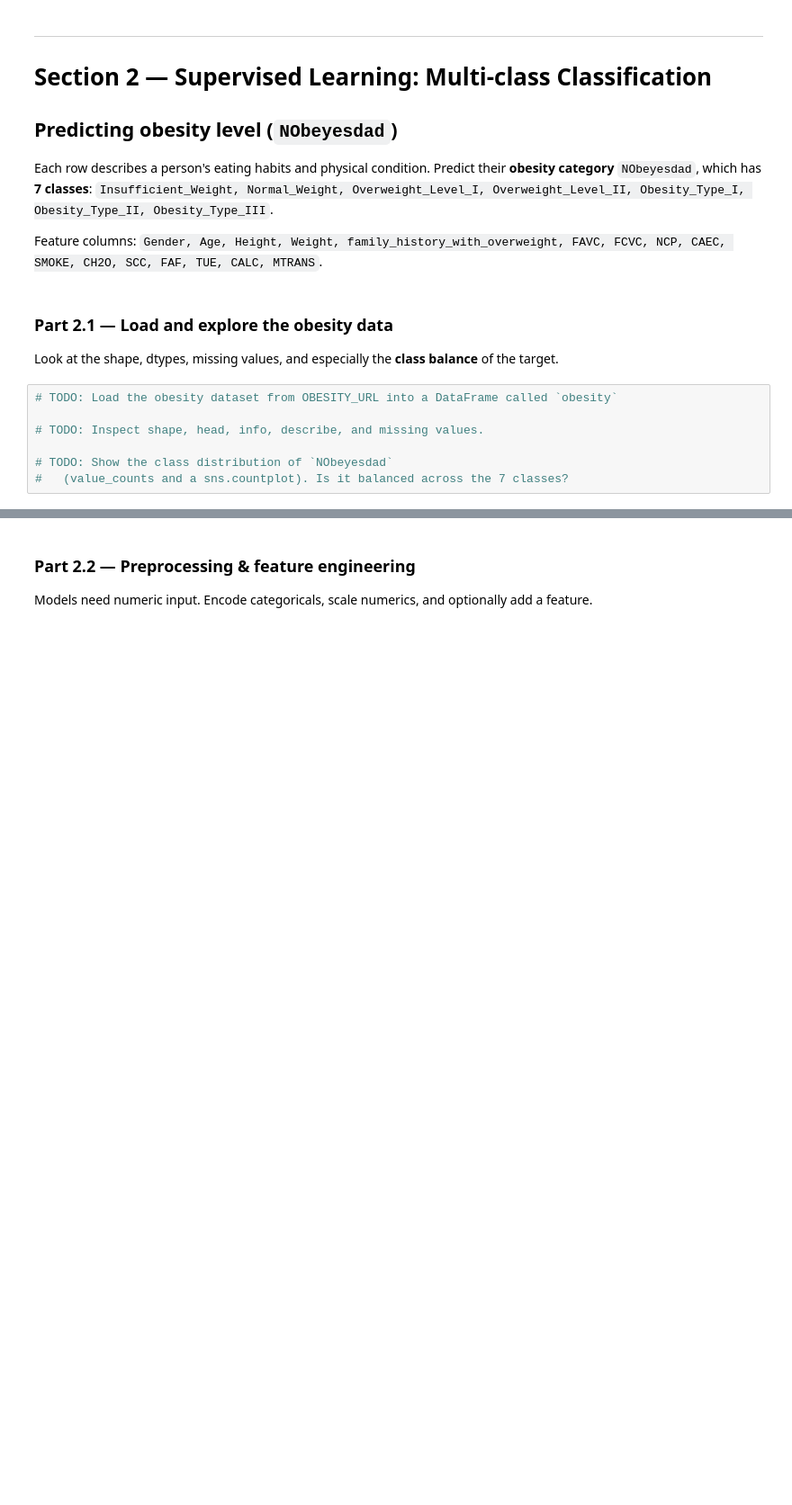
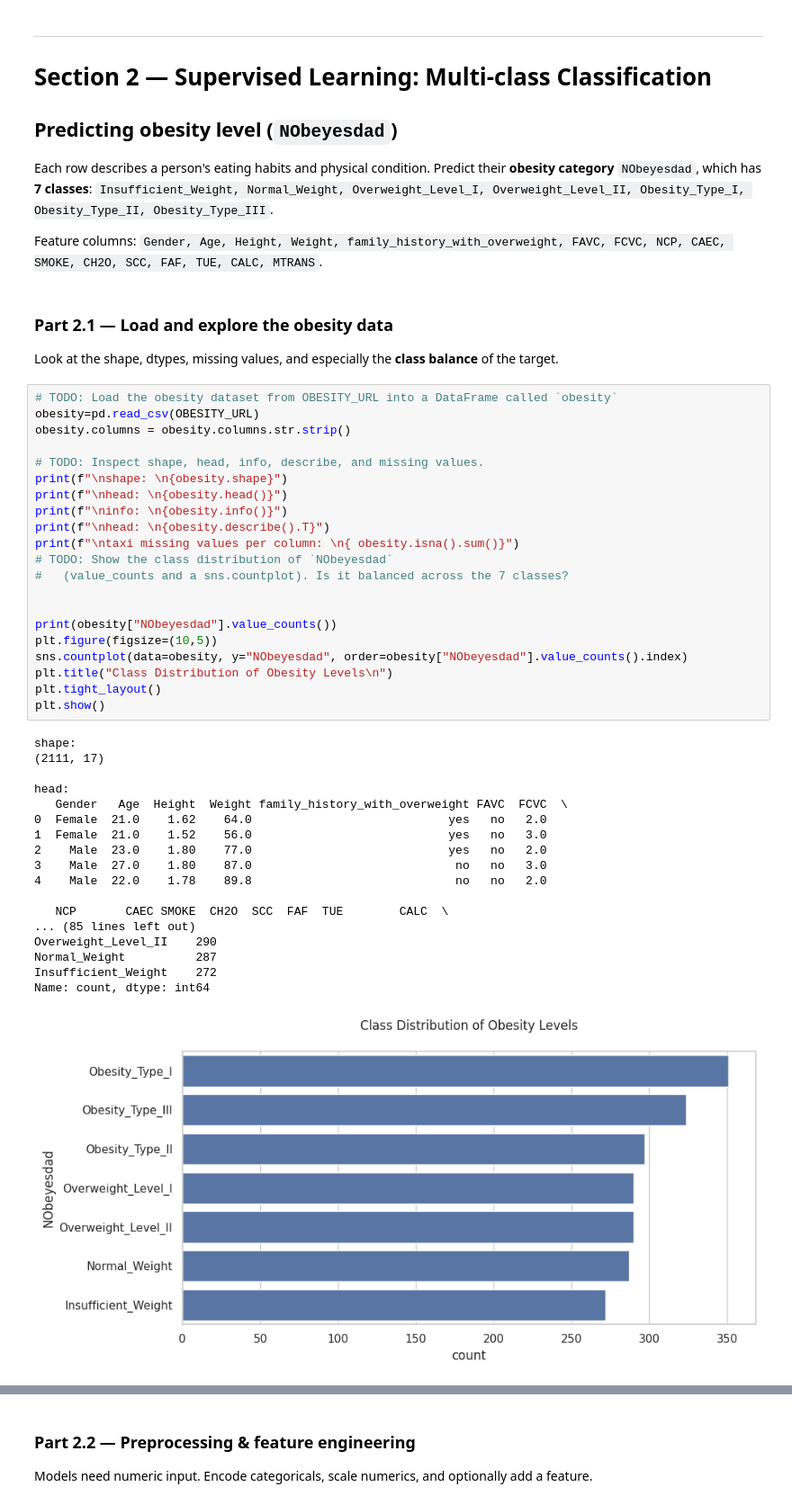
Before and after one commit to lisadbaer/lab-2-predictive-analytics, a Jupyter notebook: lab_2_predictive_analytics.ipynb, the cells around one changed output, grey strips where cells are left out. Shown at 90% size. Cells and saved outputs as stored; diff of their text form; blank space fills up the shorter version.

```diff
--- a/lab_2_predictive_analytics.ipynb
+++ b/lab_2_predictive_analytics.ipynb
@@ -185,11 +368,44 @@ CAEC, SMOKE, CH2O, SCC, FAF, TUE, CALC, MTRANS`.
 Look at the shape, dtypes, missing values, and especially the **class balance** of the target.
 # %%
 # TODO: Load the obesity dataset from OBESITY_URL into a DataFrame called `obesity`
+obesity=pd.read_csv(OBESITY_URL)
+obesity.columns = obesity.columns.str.strip()
 
 # TODO: Inspect shape, head, info, describe, and missing values.
-
+print(f"\nshape: \n{obesity.shape}")
+print(f"\nhead: \n{obesity.head()}")
+print(f"\ninfo: \n{obesity.info()}")
+print(f"\nhead: \n{obesity.describe().T}")
+print(f"\ntaxi missing values per column: \n{ obesity.isna().sum()}")
 # TODO: Show the class distribution of `NObeyesdad`
 #   (value_counts and a sns.countplot). Is it balanced across the 7 classes?
+
+
+print(obesity["NObeyesdad"].value_counts())
+plt.figure(figsize=(10,5))
+sns.countplot(data=obesity, y="NObeyesdad", order=obesity["NObeyesdad"].value_counts().index)
+plt.title("Class Distribution of Obesity Levels\n")
+plt.tight_layout()
+plt.show()
+# %% [output]
+shape:
+(2111, 17)
+
+head:
+   Gender   Age  Height  Weight family_history_with_overweight FAVC  FCVC  \
+0  Female  21.0    1.62    64.0                            yes   no   2.0
+1  Female  21.0    1.52    56.0                            yes   no   3.0
+2    Male  23.0    1.80    77.0                            yes   no   2.0
+3    Male  27.0    1.80    87.0                             no   no   3.0
+4    Male  22.0    1.78    89.8                             no   no   2.0
+
+   NCP       CAEC SMOKE  CH2O  SCC  FAF  TUE        CALC  \
+... (85 lines left out)
+Overweight_Level_II    290
+Normal_Weight          287
+Insufficient_Weight    272
+Name: count, dtype: int64
+[figure, added]
 # %% [markdown]
 **Student Reasoning — Obesity data exploration**
 *How many rows/features are there? Which columns are categorical vs numeric? Is the target
```
Also changed, not shown: parts of 11 cells of this notebook.
